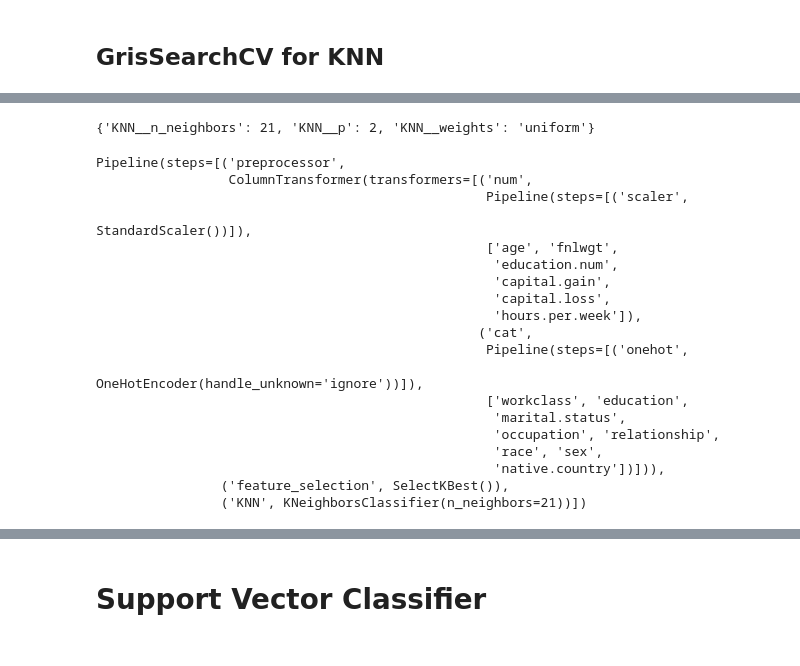
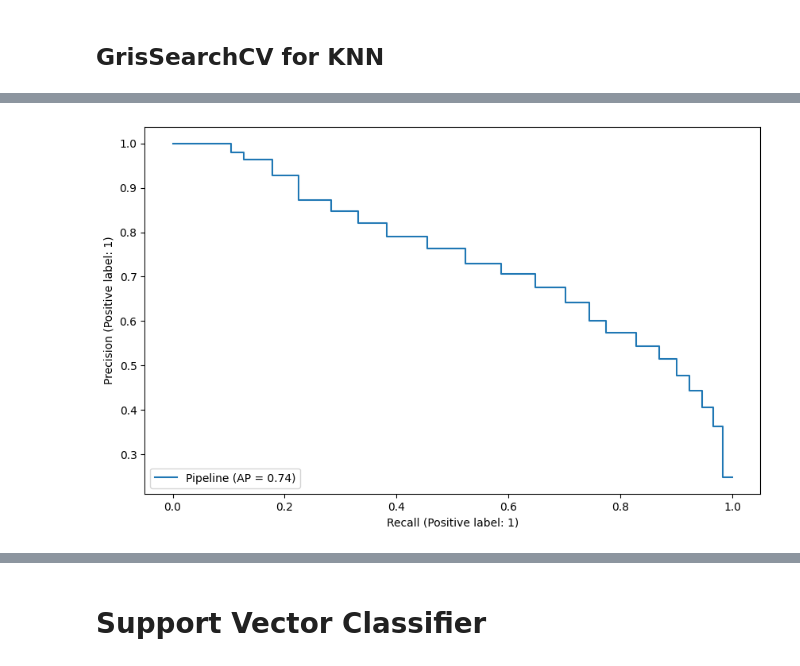
Before and after one commit to ayaramis/DataScience, a Jupyter notebook: SVM/Adnan_Capstone_Project_4_Student_(Adult_Income_Prediction).ipynb, the cells around one changed output, grey strips where cells are left out. Cells and saved outputs as stored; diff of their text form; code cells hidden in the pictures.

```diff
--- a/SVM/Adnan_Capstone_Project_4_Student_(Adult_Income_Prediction).ipynb
+++ b/SVM/Adnan_Capstone_Project_4_Student_(Adult_Income_Prediction).ipynb
@@ -532,29 +580,5 @@ RocCurveDisplay.from_estimator(knn_pipe_grid, X_test, y_test);
 # %%
 from sklearn.metrics import PrecisionRecallDisplay
-PrecisionRecallDisplay.from_estimator(knn_pipe_grid, X_test, y_test);
+PrecisionRecallDisplay.from_estimator(pipe_knn, X_test, y_test);
+# %% [output]
+[figure, added]
-# %%
-pipe_grid.best_params_
-# %% [output]
-{'KNN__n_neighbors': 21, 'KNN__p': 2, 'KNN__weights': 'uniform'}
-# %%
-pipe_grid.best_estimator_
-# %% [output]
-Pipeline(steps=[('preprocessor',
-                 ColumnTransformer(transformers=[('num',
-                                                  Pipeline(steps=[('scaler',
-                                                                   StandardScaler())]),
-                                                  ['age', 'fnlwgt',
-                                                   'education.num',
-                                                   'capital.gain',
-                                                   'capital.loss',
-                                                   'hours.per.week']),
-                                                 ('cat',
-                                                  Pipeline(steps=[('onehot',
-                                                                   OneHotEncoder(handle_unknown='ignore'))]),
-                                                  ['workclass', 'education',
-                                                   'marital.status',
-                                                   'occupation', 'relationship',
-                                                   'race', 'sex',
-                                                   'native.country'])])),
-                ('feature_selection', SelectKBest()),
-                ('KNN', KNeighborsClassifier(n_neighbors=21))])
```
Also changed, not shown: parts of 30 cells of this notebook, 1 other file.
